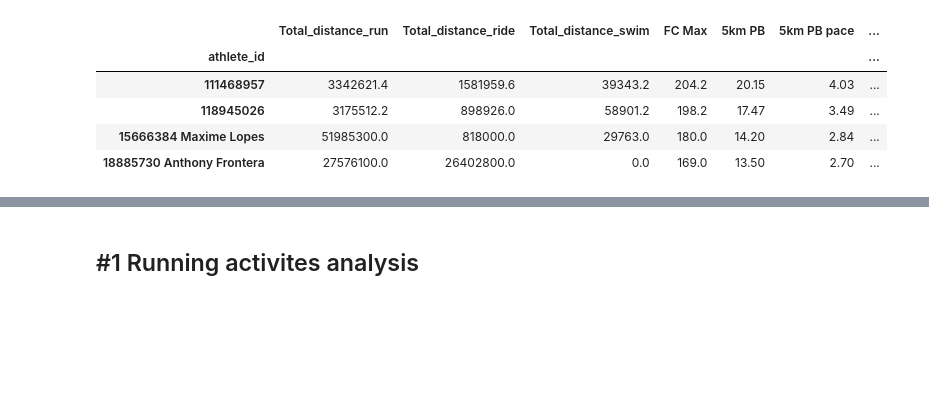
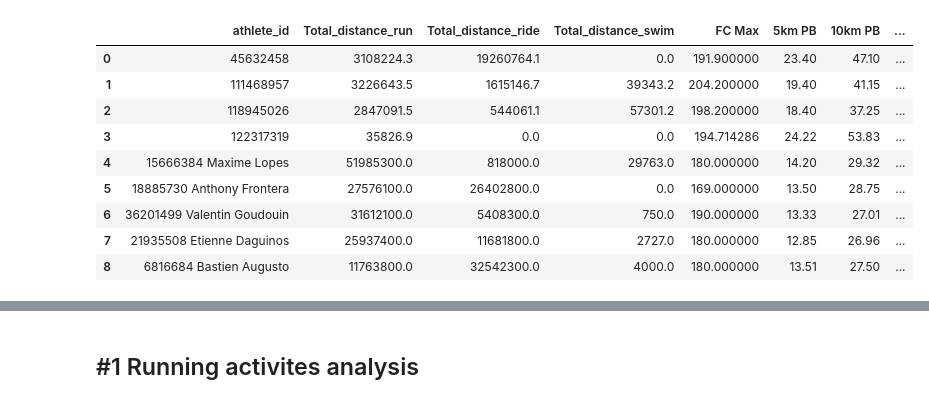
Before and after one commit to MathisGH/testAppStrava, a Jupyter notebook: notebook_strava.ipynb, the cells around one changed output, grey strips where cells are left out. Drawn from its saved outputs; the diff is of its cells as text; code cells hidden in the pictures; blank space fills up the shorter version.

```diff
--- a/notebook_strava.ipynb
+++ b/notebook_strava.ipynb
@@ -224,7 +175,6 @@ df_activity_no_splits = df_splits_metric[df_splits_metric['distance_split'].isnu
 
 # Étape 2 : activités qui ont des splits
 df_activity_only_splits = df_splits_metric[df_splits_metric['distance_split'].notnull()].copy()
-df_activity_only_splits.columns
 
 # Étape 3 : On enlève toutes les colonnes liées aux splits dans df_activity_no_splits et pareil pour les colonnes liées aux acitvités dans df_activity_only_splits
 df_activity_only_splits = df_activity_only_splits.drop(columns=[col for col in df_activity_only_splits.columns if 'activity' in col and col != 'activity_id'], errors='ignore') # On garde 'activity_id' pour la fusion
@@ -235,7 +185,6 @@ df_activity_only_splits = df_activity_only_splits.rename(columns={
     'distance_split': 'distance',
     'moving_time_split': 'moving_time',
     'average_speed_km_h_split': 'average_speed_km_h',
-    'average_speed_min_km_split': 'average_speed_min_km',
     'average_heartrate_split': 'average_heartrate'
 })
 df_activity_only_splits = df_activity_only_splits.drop(columns=['average_speed_split'])
@@ -244,12 +193,12 @@ df_activity_no_splits = df_activity_no_splits.rename(columns={
     'distance_activity': 'distance',
     'moving_time_activity': 'moving_time',
     'average_speed_km_h_activity': 'average_speed_km_h',
-    'average_speed_min_km_activity': 'average_speed_min_km',
     'average_heartrate_activity': 'average_heartrate'
 })
 df_activity_no_splits = df_activity_no_splits.drop(columns=[col for col in df_activity_no_splits.columns if col not in df_activity_only_splits.columns], errors='ignore') # On garde 'activity_id' pour la fusion
 
 # Étape 5 : On fusionne les deux dataFrames pour avoir notre df final
 df_final = pd.concat([df_activity_no_splits, df_activity_only_splits], ignore_index=True)
+df_final.dropna(axis=0, subset=['average_heartrate'], inplace=True) # Supprimer les lignes sans average_heartrate
 df_final.shape
 # %% [output]
@@ -266,13 +206,15 @@ df_final.head()
 # %%
 # On crée un dataFrame pour stocker les stats des athlètes
-df_athletes_stats = pd.DataFrame(columns=['athlete_id', 'Total_distance_run', 'Total_distance_ride', 'Total_distance_swim', 'FC Max', '5km PB', '5km PB pace', '10km PB', '10km PB pace', '21km PB',
-                                          '21km PB pace', '42km PB', '42km PB pace', 'Nb_activities', 'Nb_activities_run', 'Nb_activities_ride', 'Nb_activities_swim'])
+df_athletes_stats = pd.DataFrame(columns=['athlete_id', 'Total_distance_run', 'Total_distance_ride', 'Total_distance_swim', 'FC Max', '5km PB', '10km PB', '21km PB',
+                                        '42km PB', 'Nb_activities', 'Nb_activities_run', 'Nb_activities_ride', 'Nb_activities_swim'])
 df_athletes_stats['Nb_activities_run'] = df_final[df_final['sport_type']=='Run'].groupby('athlete_id')['activity_id'].nunique() # On compte le nombre d'activités par athlète pour chaque sport
 df_athletes_stats['Nb_activities_ride'] = df_final[df_final['sport_type']=='Ride'].groupby('athlete_id')['activity_id'].nunique()
 df_athletes_stats['Nb_activities_swim'] = df_final[df_final['sport_type']=='Swim'].groupby('athlete_id')['activity_id'].nunique()
+df_athletes_stats['Nb_activities_workout'] = df_final[df_final['sport_type']=='Workout'].groupby('athlete_id')['activity_id'].nunique()
+
 df_athletes_stats['athlete_id'] = df_final['athlete_id'].unique() # On ajoute les IDs des athlètes
 
-# On regarde les distances totales aprcourues par chaque athlète pour chaque sport
+# On regarde les distances totales parcourues par chaque athlète pour chaque sport
 total_distance_run = df_final[df_final['sport_type']=='Run'].groupby('athlete_id')['distance'].sum()
 total_distance_ride = df_final[df_final['sport_type']=='Ride'].groupby('athlete_id')['distance'].sum()
 total_distance_swim = df_final[df_final['sport_type']=='Swim'].groupby('athlete_id')['distance'].sum()
@@ -284,12 +226,15 @@ df_athletes_stats['Total_distance_swim'] = df_athletes_stats['athlete_id'].map(t
 fc_valides = df[df["max_heartrate_activity"] < 210].groupby('athlete_id')["max_heartrate_activity"].apply(lambda x: x.nlargest(10).mean())
 df_athletes_stats['FC Max'] = df_athletes_stats['athlete_id'].map(fc_valides)
 
-# On regarde les records de chaque athlète sur 5km, 10km, 21km et 42km
-best_5km = df[(df['sport_type'] == 'Run') & (df['distance_activity'] >= 4.8*1000)].groupby('athlete_id')['moving_time_activity'].min().round(2) # Encadrer 'distance' entre 4.8 et 5.2 par ex ?
-df_athletes_stats['5km PB'] = df_athletes_stats['athlete_id'].map(best_5km)
-best_10km = df[(df['sport_type'] == 'Run') & (df['distance_activity'] >= 9.8*1000)].groupby('athlete_id')['moving_time_activity'].min().round(2)
-df_athletes_stats['10km PB'] = df_athletes_stats['athlete_id'].map(best_10km)
-best_21km = df[(df['sport_type'] == 'Run') & (df['distance_activity'] >= 20*1000)].groupby('athlete_id')['moving_time_activity'].min().round(2)
-df_athletes_stats['21km PB'] = df_athletes_stats['athlete_id'].map(best_21km)
-best_42km = df[(df['sport_type'] == 'Run') & (df['distance_activity'] >= 41.5*1000)].groupby('athlete_id')['moving_time_activity'].min().round(2)
-df_athletes_stats['42km PB'] = df_athletes_stats['athlete_id'].map(best_42km)
+def extract_best_effort_time(df_best_efforts, distance_km):
+    return (
+        df_best_efforts[df_best_efforts['distance_best_effort'].between((distance_km - 0.2)*1000, (distance_km + 0.2)*1000)]
+        .groupby('athlete_id')['moving_time']
+        .min()
+        .round(2)
+    )
+
+df_athletes_stats['5km PB'] = df_athletes_stats['athlete_id'].map(extract_best_effort_time(df_best_efforts, 5))
+df_athletes_stats['10km PB'] = df_athletes_stats['athlete_id'].map(extract_best_effort_time(df_best_efforts, 10))
+df_athletes_stats['21km PB'] = df_athletes_stats['athlete_id'].map(extract_best_effort_time(df_best_efforts, 21.1))
+df_athletes_stats['42km PB'] = df_athletes_stats['athlete_id'].map(extract_best_effort_time(df_best_efforts, 42.2))
@@ -362,9 +378,14 @@ df_athletes_stats.set_index('athlete_id', inplace=True)
 # %%
-df_athletes_stats.head()
+df_athletes_stats.head(10)
+# df_athletes_stats.shape
 # %% [output]
-|  | Total_distance_run | Total_distance_ride | Total_distance_swim | FC Max | 5km PB | 5km PB pace | ... |
-| athlete_id |  |  |  |  |  |  | ... |
-| 111468957 | 3342621.4 | 1581959.6 | 39343.2 | 204.2 | 20.15 | 4.03 | ... |
-| 118945026 | 3175512.2 | 898926.0 | 58901.2 | 198.2 | 17.47 | 3.49 | ... |
-| 15666384 Maxime Lopes | 51985300.0 | 818000.0 | 29763.0 | 180.0 | 14.20 | 2.84 | ... |
-| 18885730 Anthony Frontera | 27576100.0 | 26402800.0 | 0.0 | 169.0 | 13.50 | 2.70 | ... |
+|  | athlete_id | Total_distance_run | Total_distance_ride | Total_distance_swim | FC Max | 5km PB | 10km PB | ... |
+| 0 | 45632458 | 3108224.3 | 19260764.1 | 0.0 | 191.900000 | 23.40 | 47.10 | ... |
+| 1 | 111468957 | 3226643.5 | 1615146.7 | 39343.2 | 204.200000 | 19.40 | 41.15 | ... |
+| 2 | 118945026 | 2847091.5 | 544061.1 | 57301.2 | 198.200000 | 18.40 | 37.25 | ... |
+| 3 | 122317319 | 35826.9 | 0.0 | 0.0 | 194.714286 | 24.22 | 53.83 | ... |
+| 4 | 15666384 Maxime Lopes | 51985300.0 | 818000.0 | 29763.0 | 180.000000 | 14.20 | 29.32 | ... |
+| 5 | 18885730 Anthony Frontera | 27576100.0 | 26402800.0 | 0.0 | 169.000000 | 13.50 | 28.75 | ... |
+| 6 | 36201499 Valentin Goudouin | 31612100.0 | 5408300.0 | 750.0 | 190.000000 | 13.33 | 27.01 | ... |
+| 7 | 21935508 Etienne Daguinos | 25937400.0 | 11681800.0 | 2727.0 | 180.000000 | 12.85 | 26.96 | ... |
+| 8 | 6816684 Bastien Augusto | 11763800.0 | 32542300.0 | 4000.0 | 180.000000 | 13.51 | 27.50 | ... |
```
Also changed, not shown: parts of 41 cells of this notebook, 6 other files.
